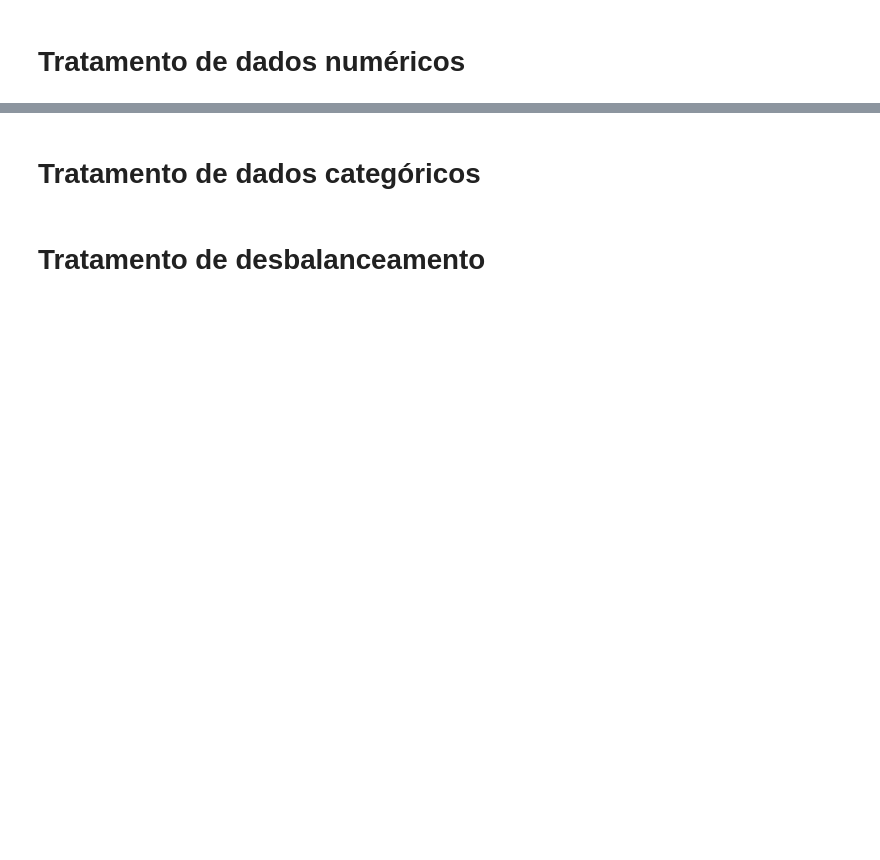
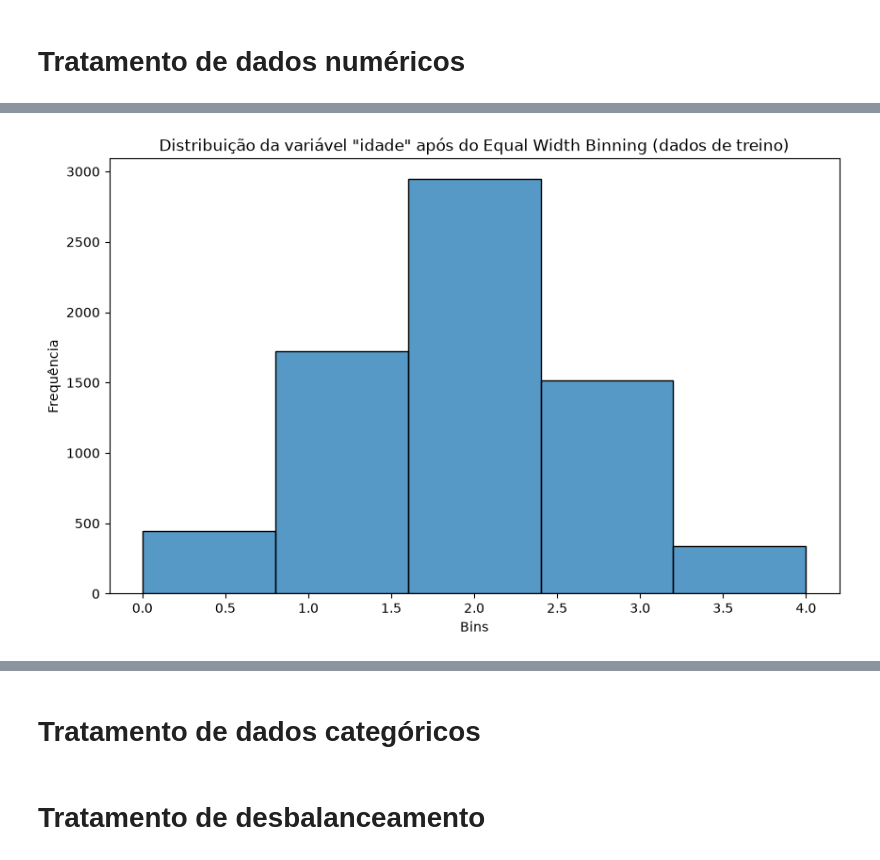
Before and after one commit to tavianu/mba, a Jupyter notebook: Feature Engineering - Aulas e Exercícios/Trrabalho-final.ipynb, the cells around one changed output, grey strips where cells are left out. Saved outputs shown, nothing was run; the diff lists cells and outputs as text; code cells hidden in the pictures; blank space fills up the shorter version.

```diff
--- a/Feature Engineering - Aulas e Exercícios/Trrabalho-final.ipynb
+++ b/Feature Engineering - Aulas e Exercícios/Trrabalho-final.ipynb
@@ -251,0 +320,15 @@ y_test  = df_test['SCORE_CREDITO']
+# %%
+# Agora, vamos fazer a discreção de idade:
+equal_frequency_discretizer = KBinsDiscretizer(n_bins=5, encode='ordinal', strategy='uniform')
+X_train['idade'] = equal_frequency_discretizer.fit_transform(X_train[['idade']])
+X_test['idade'] = equal_frequency_discretizer.transform(X_test[['idade']])
+# %%
+# Plotando a distribuição dos dados de idade:
+plt.figure(figsize=(10, 6))
+sns.histplot(X_train['idade'], bins=5, kde=False)
+plt.title('Distribuição da variável "idade" após do Equal Width Binning (dados de treino)')
+plt.xlabel('Bins')
+plt.ylabel('Frequência')
+plt.show()
+# %% [output]
+[figure, added]
```
Also changed, not shown: parts of 21 cells of this notebook.
